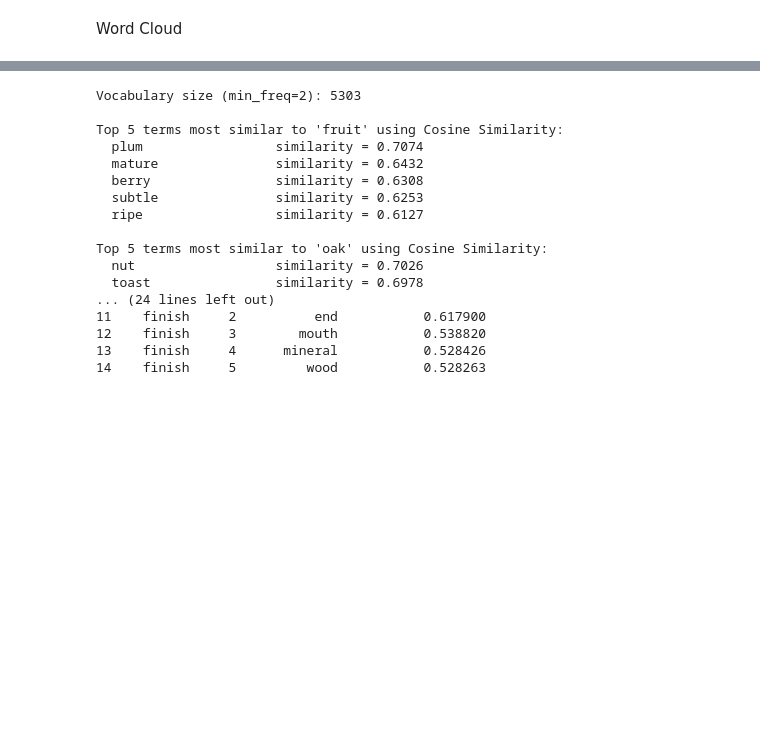
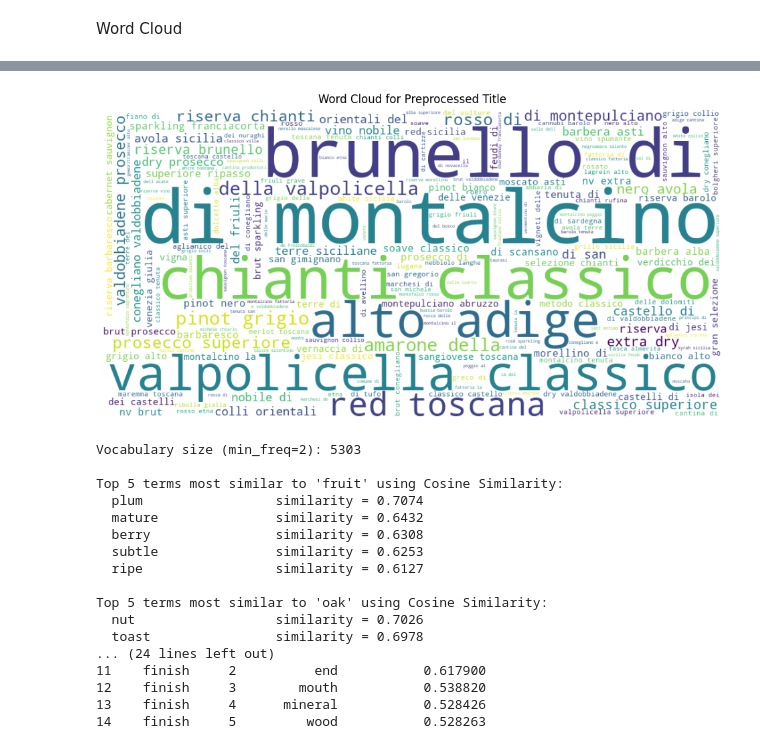
Before and after one commit to Tobywooo/text_mining, a Jupyter notebook: text_mining.ipynb, the cells around one changed output, grey strips where cells are left out. Saved outputs shown, nothing was run; the diff lists cells and outputs as text; code cells hidden in the pictures; blank space fills up the shorter version.

```diff
--- a/text_mining.ipynb
+++ b/text_mining.ipynb
@@ -149,0 +150,32 @@ plt.show()
+# %%
+import pandas as pd
+import matplotlib.pyplot as plt
+from wordcloud import WordCloud
+from nltk.corpus import stopwords
+import nltk
+
+nltk.download("stopwords")
+
+stop = set(stopwords.words("english"))
+
+title_series = df["title"].fillna("").astype(str).str.lower()
+title_series = title_series.str.replace(r"[^\w\s]", " ", regex=True)
+title_series = title_series.str.replace(r"\d+", " ", regex=True)
+title_series = title_series.str.replace(r"\s+", " ", regex=True).str.strip()
+title_series = title_series.apply(lambda x: " ".join(word for word in x.split() if word not in stop))
+
+title_text = " ".join(title_series)
+
+wordcloud = WordCloud(
+    width=1000,
+    height=500,
+    background_color="white",
+    max_words=200
+).generate(title_text)
+
+plt.figure(figsize=(12, 6))
+plt.imshow(wordcloud, interpolation="bilinear")
+plt.axis("off")
+plt.title("Word Cloud for Preprocessed Title")
+plt.show()
+# %% [output]
@@ -150,3 +185,4 @@ plt.show()
+[figure, added]
 # %%
 import numpy as np
 from collections import Counter, defaultdict
```
Also changed, not shown: parts of 12 cells of this notebook, 1 other file.
